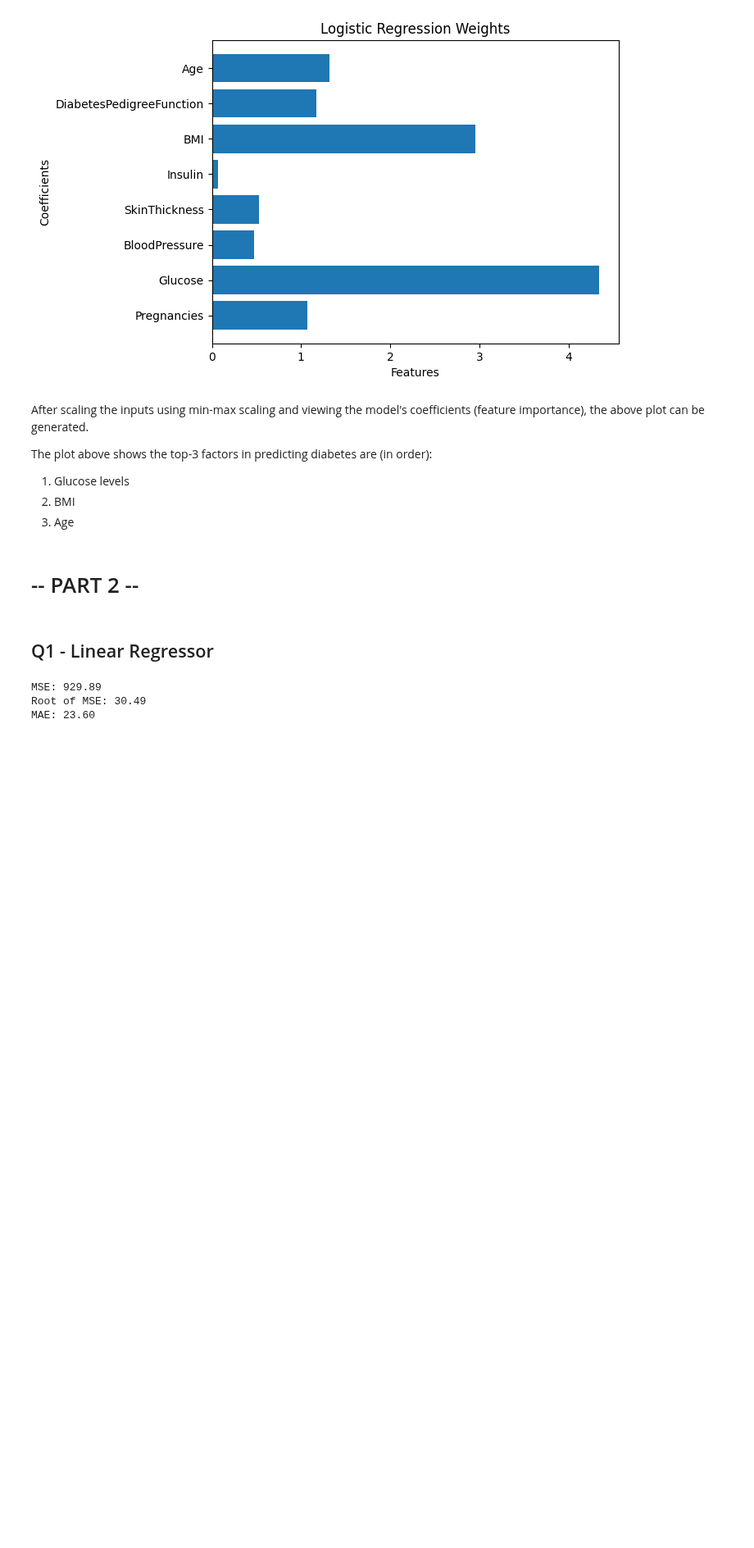
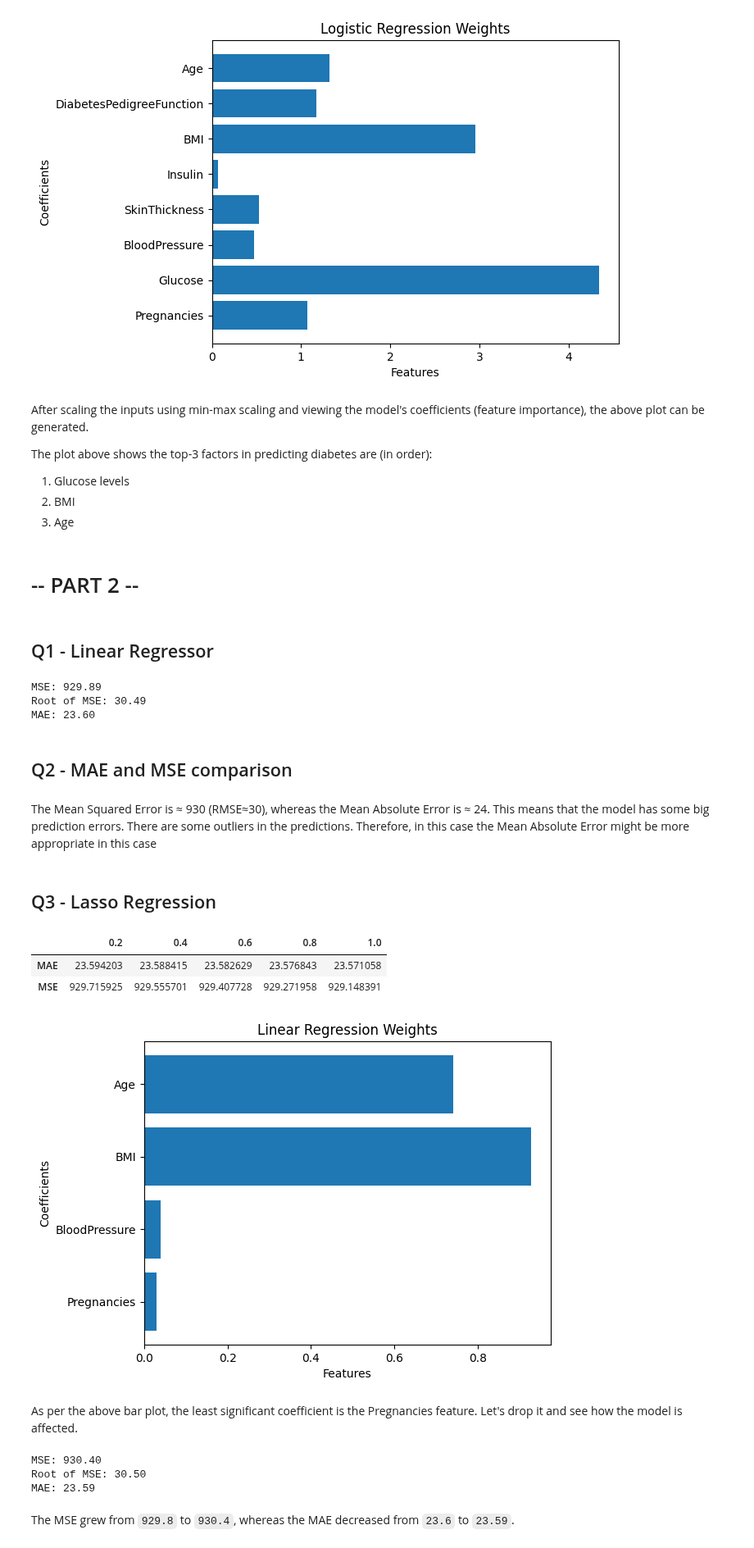
Before and after one commit to lazarosgogos/ML-exercises, a Jupyter notebook: ML_Project_1.ipynb, the cells around one changed output. Shown at 82% size. Cells and saved outputs as stored; diff of their text form; code cells hidden in the pictures; blank space fills up the shorter version.

```diff
--- a/ML_Project_1.ipynb
+++ b/ML_Project_1.ipynb
@@ -356,3 +356,81 @@ print(f'MAE: {mae:.2f}')
 MSE: 929.89
 Root of MSE: 30.49
 MAE: 23.60
+# %% [markdown]
+## Q2 - MAE and MSE comparison
+# %% [markdown]
+The Mean Squared Error is ≈ 930 (RMSE≈30), whereas the Mean Absolute Error is ≈ 24. This means that the model has some big prediction errors. There are some outliers in the predictions. Therefore, in this case the Mean Absolute Error might be more appropriate in this case
+# %% [markdown]
+## Q3 - Lasso Regression
+# %%
+df = pd.read_csv('diabetes.csv')
+selection=['Pregnancies', 'BloodPressure', 'BMI', 'Age']
+xdf = df[selection]
+ydf = df.drop(columns=['Glucose'])
+x = df[selection].to_numpy()
+y = df['Glucose'].to_numpy()
+
+seed = 0
+test_size = 0.3
+
+x_train, x_test, y_train, y_test = train_test_split(x, y, test_size=test_size, random_state=seed)
+alpha_values = np.arange(0.2, 1.2, 0.2)
+results_mse = []
+results_mae = []
+for alpha in alpha_values:
+
+  model = Lasso(alpha, fit_intercept=True, random_state=seed)
+  model.fit(x_train, y_train)
+
+  y_pred = model.predict(x_test)
+
+  mse = mean_squared_error(y_test, y_pred)
+  mae = mean_absolute_error(y_test, y_pred)
+  results_mse.append(mse)
+  results_mae.append(mae)
+
+res = pd.DataFrame([results_mae, results_mse], columns=alpha_values, index=['MAE', 'MSE'])
+res
+# %% [output]
+|  | 0.2 | 0.4 | 0.6 | 0.8 | 1.0 |
+| MAE | 23.594203 | 23.588415 | 23.582629 | 23.576843 | 23.571058 |
+| MSE | 929.715925 | 929.555701 | 929.407728 | 929.271958 | 929.148391 |
+# %%
+coeffs = model.coef_
+importance_weights = np.abs(coeffs)
+plt.barh(xdf.columns, importance_weights)
+plt.title('Linear Regression Weights')
+plt.xlabel('Features')
+plt.ylabel('Coefficients')
+plt.show()
+# %% [output]
+[figure, added]
+# %% [markdown]
+As per the above bar plot, the least significant coefficient is the Pregnancies feature. Let's drop it and see how the model is affected.
+# %%
+
+df = pd.read_csv('diabetes.csv')
+x = df[['BloodPressure', 'BMI', 'Age']].to_numpy()
+y = df['Glucose'].to_numpy()
+
+seed = 0
+test_size = 0.3
+
+x_train, x_test, y_train, y_test = train_test_split(x, y, test_size=test_size, random_state=seed)
+model = LinearRegression(fit_intercept=True, n_jobs=-1)
+model.fit(x_train, y_train)
+
+y_pred = model.predict(x_test)
+
+mse = mean_squared_error(y_test, y_pred)
+mae = mean_absolute_error(y_test, y_pred)
+
+print(f'MSE: {mse:.2f}')
+print(f'Root of MSE: {mse**0.5:.2f}')
+print(f'MAE: {mae:.2f}')
+# %% [output]
+MSE: 930.40
+Root of MSE: 30.50
+MAE: 23.59
+# %% [markdown]
+The MSE grew from `929.8` to `930.4`, whereas the MAE decreased from `23.6` to `23.59`.
```
Also changed, not shown: parts of 1 cell of this notebook.
